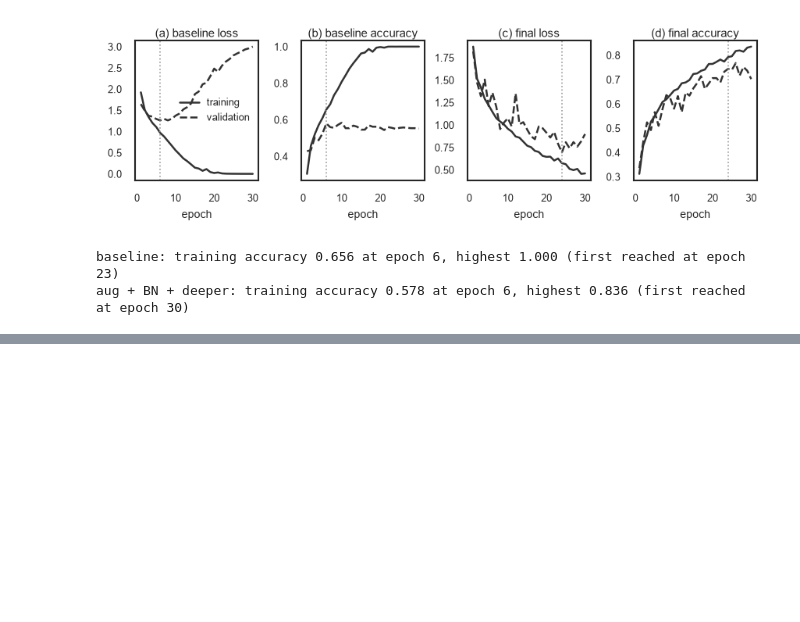
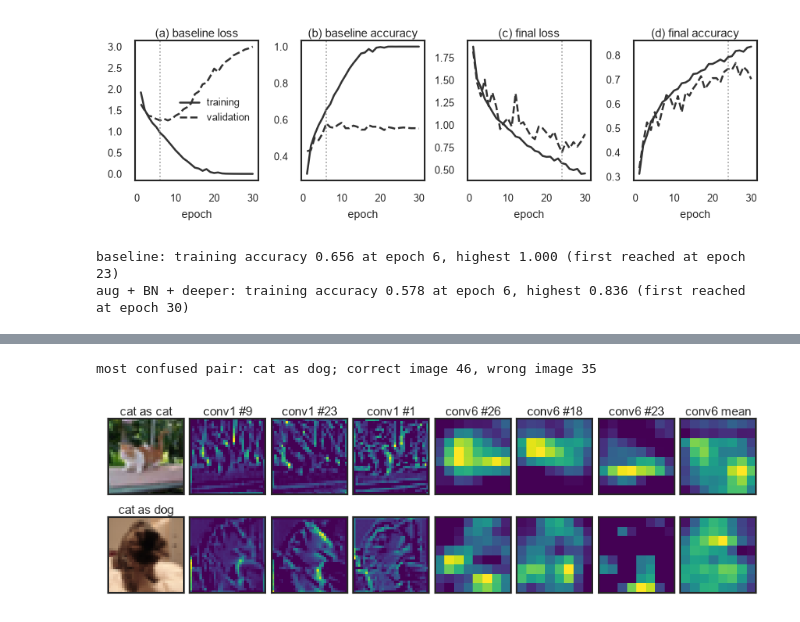
Before and after one commit to AmanSK28/cifar10-explore-cluster-classify, a Jupyter notebook: cifar10.ipynb, the cells around one changed output, grey strips where cells are left out. Drawn from its saved outputs; the diff is of its cells as text; code cells hidden in the pictures; blank space fills up the shorter version.

```diff
--- a/cifar10.ipynb
+++ b/cifar10.ipynb
@@ -772,0 +852,44 @@ aug + BN + deeper: training accuracy 0.578 at epoch 6, highest 0.836 (first reac
+# %%
+a, b = test_confusions.index[0]
+true_a = np.flatnonzero(test_y.numpy() == classes.index(a))
+correct_i = true_a[test_pred[true_a] == classes.index(a)][0]
+wrong_i = true_a[test_pred[true_a] == classes.index(b)][0]
+print(f"most confused pair: {a} as {b}; correct image {correct_i}, wrong image {wrong_i}")
+
+relus = [m for m in final_model.features if isinstance(m, nn.ReLU)]
+maps = {}
+
+def keep_output(name):
+    def hook(module, inputs, output):
+        maps[name] = output.detach().cpu()
+    return hook
+
+hooks = [relus[0].register_forward_hook(keep_output("first")), relus[-1].register_forward_hook(keep_output("last"))]
+# run the two images through once to fill the hooks
+predict(final_model, test_x[[correct_i, wrong_i]])
+for hook in hooks:
+    hook.remove()
+# rank channels on the correct image so both rows show the same ones
+top = {name: maps[name][0].mean((1, 2)).argsort(descending=True)[:3] for name in maps}
+
+fig, axes = plt.subplots(2, 8, figsize=(TEXT_WIDTH, 1.85), gridspec_kw={"wspace": 0.08, "hspace": 0.3})
+for row, i in enumerate([correct_i, wrong_i]):
+    axes[row, 0].imshow(test_images[test_idx[i]])
+    axes[row, 0].set_title(f"{short_names[test_y[i]]} as {short_names[test_pred[i]]}")
+    for j, ch in enumerate(top["first"]):
+        axes[row, 1 + j].imshow(maps["first"][row, ch], cmap="viridis")
+    for j, ch in enumerate(top["last"]):
+        axes[row, 4 + j].imshow(maps["last"][row, ch], cmap="viridis")
+    axes[row, 7].imshow(maps["last"][row].mean(0), cmap="viridis")
+for j, ch in enumerate(top["first"]):
+    axes[0, 1 + j].set_title(f"conv1 #{ch.item()}")
+for j, ch in enumerate(top["last"]):
+    axes[0, 4 + j].set_title(f"conv6 #{ch.item()}")
+axes[0, 7].set_title("conv6 mean")
+for ax in axes.flat:
+    ax.set(xticks=[], yticks=[])
+fig.savefig("figures/c4_feature_maps.png")
+plt.show()
+# %% [output]
+most confused pair: cat as dog; correct image 46, wrong image 35
+[figure, added]
```
Also changed, not shown: parts of 4 cells of this notebook, 2 other files.
